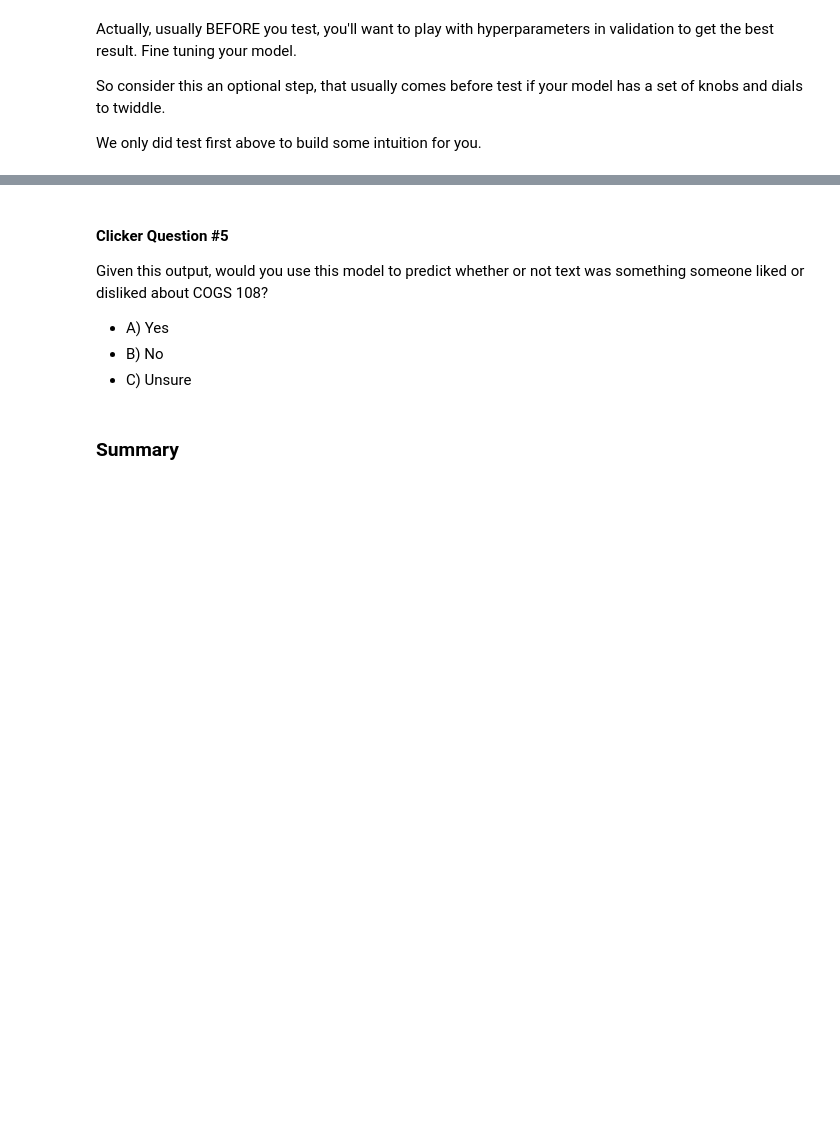
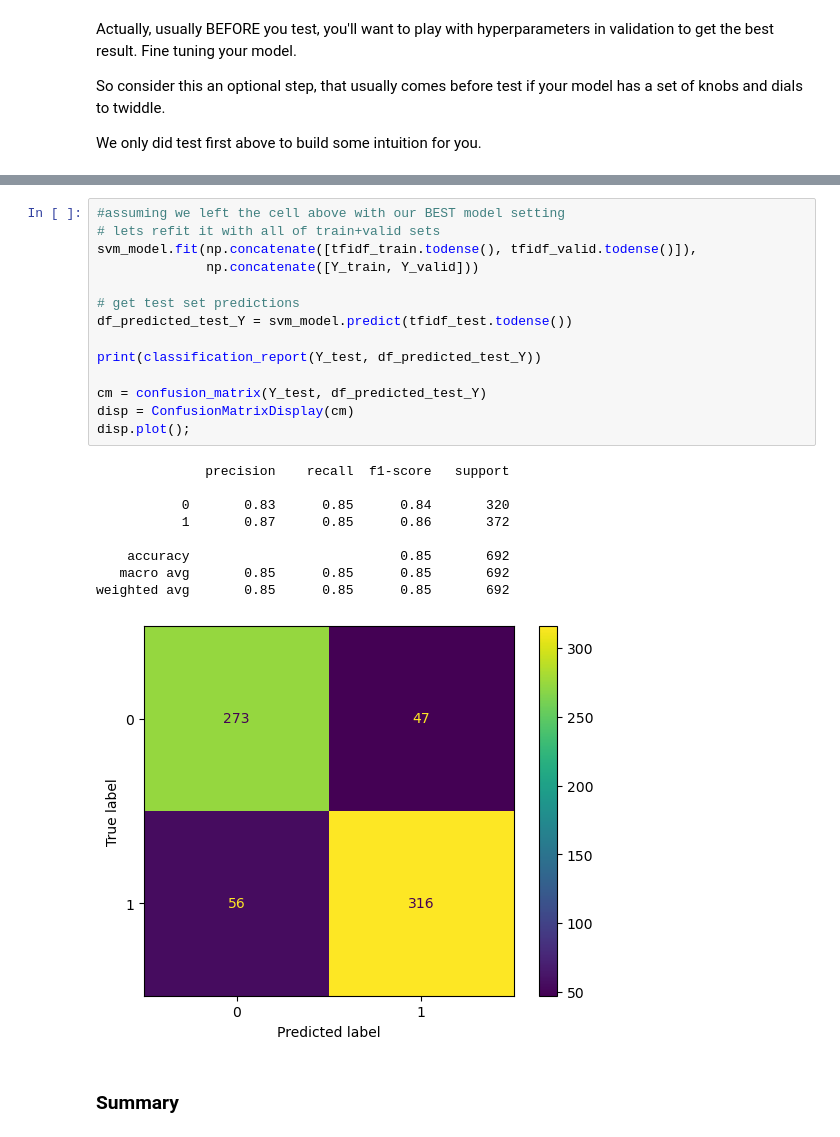
Before and after one commit to COGS108/Lectures-Sp23, a Jupyter notebook: 07_03_text_ml.ipynb, the cells around one changed output, grey strips where cells are left out. Cells and saved outputs as stored; diff of their text form; blank space fills up the shorter version.

```diff
--- a/07_03_text_ml.ipynb
+++ b/07_03_text_ml.ipynb
@@ -529,11 +529,27 @@ weighted avg       0.26      0.51      0.35       692
-# %% [markdown]
-#### Clicker Question #5
-
-Given this output, would you use this model to predict whether or not text was something someone liked or disliked about COGS 108?
-
-- A) Yes
-- B) No
-- C) Unsure
+# %%
+#assuming we left the cell above with our BEST model setting
+# lets refit it with all of train+valid sets
+svm_model.fit(np.concatenate([tfidf_train.todense(), tfidf_valid.todense()]),
+              np.concatenate([Y_train, Y_valid]))
+
+# get test set predictions
+df_predicted_test_Y = svm_model.predict(tfidf_test.todense())
+
+print(classification_report(Y_test, df_predicted_test_Y))
+
+cm = confusion_matrix(Y_test, df_predicted_test_Y)
+disp = ConfusionMatrixDisplay(cm)
+disp.plot();
+# %% [output]
+              precision    recall  f1-score   support
+
+           0       0.83      0.85      0.84       320
+           1       0.87      0.85      0.86       372
+
+    accuracy                           0.85       692
+   macro avg       0.85      0.85      0.85       692
+weighted avg       0.85      0.85      0.85       692
+[figure, added]
 # %% [markdown]
 ### Summary
 # %% [markdown]
```
Also changed, not shown: parts of 5 cells of this notebook.
